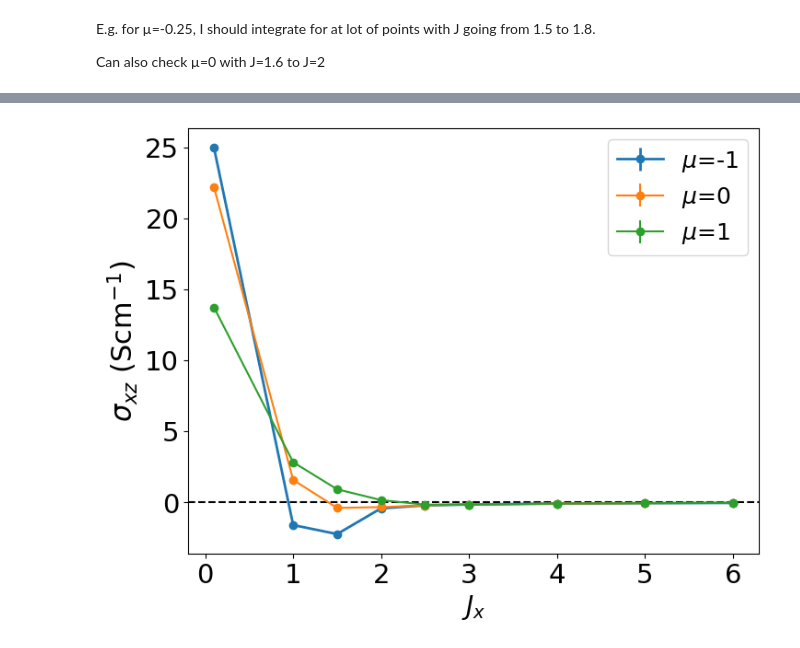
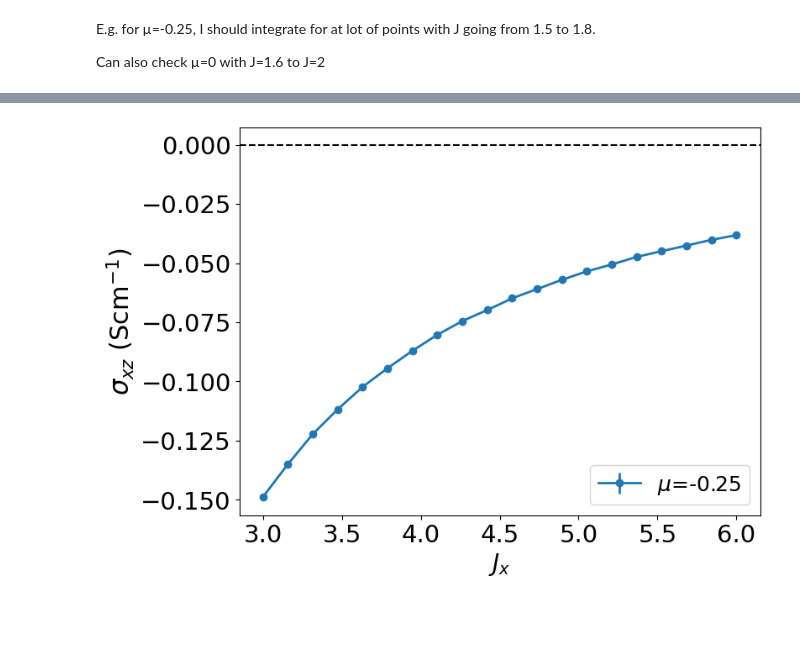
Before and after one commit to RuneEkman/Longruncode, a Jupyter notebook: largeJlimit.ipynb, the cells around one changed output, grey strips where cells are left out. Cells and saved outputs as stored; diff of their text form; code cells hidden in the pictures; blank space fills up the shorter version.

```diff
--- a/largeJlimit.ipynb
+++ b/largeJlimit.ipynb
@@ -21,8 +21,8 @@ enable_SOC = False #Sets SOC to zero when false
 altermag = True #Sets tz to 0 when false
 # %%
 # Define the parameters
-mu_Fe = 0
-J = np.array([0,0,1.7])
+mu_Fe = -0.25
+J = np.array([0,0,1.5])
 J_x,J_y,J_z= J[0], J[1], J[2]
 # %%
 #Define hopping parameters
@@ -597,0 +901,5 @@ Can also check µ=0 with J=1.6 to J=2
+# %%
+#Tjekker i detalje med én værdi af mu
+mutest = np.array([-0.25]) #np.linspace(-0.5,-0.2,4)
+jtest = np.linspace(1e-4,6,55)
+E_arr = j_mu_grid(jtest,mutest,201)
@@ -597,0 +924,15 @@ Can also check µ=0 with J=1.6 to J=2
+# %%
+# 2. build the coordinate vectors that match the row‑major layout of E_arr
+x = np.repeat(mutest, jtest.size)   # μ coordinate of every grid point
+y = np.tile(jtest,  mutest.size)    # J coordinate of every grid point
+z = E_arr.ravel()
+
+# 3. scatter‑plot with colour bar
+fig, ax = plt.subplots()
+sc = ax.scatter(x, y, c=z)            # default colormap
+fig.colorbar(sc, ax=ax).set_label(r'$\min\{|E(k)-\mu|\}$')
+
+ax.set_xlabel(r'$\mu$')
+ax.set_ylabel(r'$J$')
+ax.set_title('Minimum |E−μ| for every (μ, J) pair')
+plt.show()
@@ -992,7 +1342,7 @@ E.g. for µ=-0.25, I should integrate for at lot of points with J going from 1.5
 
 Can also check µ=0 with J=1.6 to J=2
 # %%
-JRUNS = np.linspace(1.5,1.8,20)
+JRUNS = np.linspace(3,6,20)
 MURUNS = [-0.25]
 
 #Now the full integration for m=0 and 1
@@ -1003,7 +1353,7 @@ grand_TESTQ = []
 
 nevalhere = bigNrun
 
-with open(f'AHC(J,mu)_N{nevalhere/1000}k.csv', 'w') as file:
+with open(f'AHC(J,mu=-025)_N{nevalhere/1000}k_5.csv', 'w') as file:
       # Write the header
     file.write('mu,j,result,std_dev,Q\n')
     for k in MURUNS:
@@ -1076,32 +1419,32 @@ result = 7.015(13)e-06    Q = 0.24
 # %%
 fig_total, axs_total = plt.subplots(figsize=(8,6))
 scale_factor_tick = 0.035
 scale_factor_label = 0.055
 fig_total_width, fig_total_height = fig_total.get_size_inches()
 
 label_size= min(fig_total_width, fig_total_height)*scale_factor_label*100
 tick_size= min(fig_total_width, fig_total_height)*scale_factor_tick*100
 
 axs_total.tick_params(axis='both', which='major', labelsize=tick_size)
 axs_total.tick_params(axis='both', which='minor', labelsize=tick_size/1.5)
 axs_total.xaxis.label.set_size(label_size)
 axs_total.yaxis.label.set_size(label_size)
 
 #The plots
 axs_total.errorbar(JRUNS,unitfactor*grand_TESTresult[0],yerr=abs(unitfactor)*grand_TESTstd[0], fmt='o-', label=fr'$\mu$={MURUNS[0]}', linewidth=2)
-axs_total.errorbar(JRUNS,unitfactor*grand_TESTresult[1],yerr=abs(unitfactor)*grand_TESTstd[1], fmt='o-', label=fr'$\mu$={MURUNS[1]}')
-axs_total.errorbar(JRUNS,unitfactor*grand_TESTresult[2],yerr=abs(unitfactor)*grand_TESTstd[2], fmt='o-', label=fr'$\mu$={MURUNS[2]}')
+# axs_total.errorbar(JRUNS,unitfactor*grand_TESTresult[1],yerr=abs(unitfactor)*grand_TESTstd[1], fmt='o-', label=fr'$\mu$={MURUNS[1]}')
+# axs_total.errorbar(JRUNS,unitfactor*grand_TESTresult[2],yerr=abs(unitfactor)*grand_TESTstd[2], fmt='o-', label=fr'$\mu$={MURUNS[2]}')
 
 #Below: only lmx
 axs_total.axhline(0, color='black', linestyle='dashed')
 
 
 axs_total.set_xlabel(r'$J_x$', fontsize=20)
 axs_total.set_ylabel(r'$\sigma_{xz}$ (Scm$^{-1}$)', fontsize=22)
 axs_total.legend(fontsize=18)
 
 # plt.savefig(".pdf", format="pdf", bbox_inches="tight")
 
 plt.show()
 # %% [output]
-[figure, old version]
+[figure, new version]
```
Also changed, not shown: parts of 19 cells of this notebook, 5 other files.
